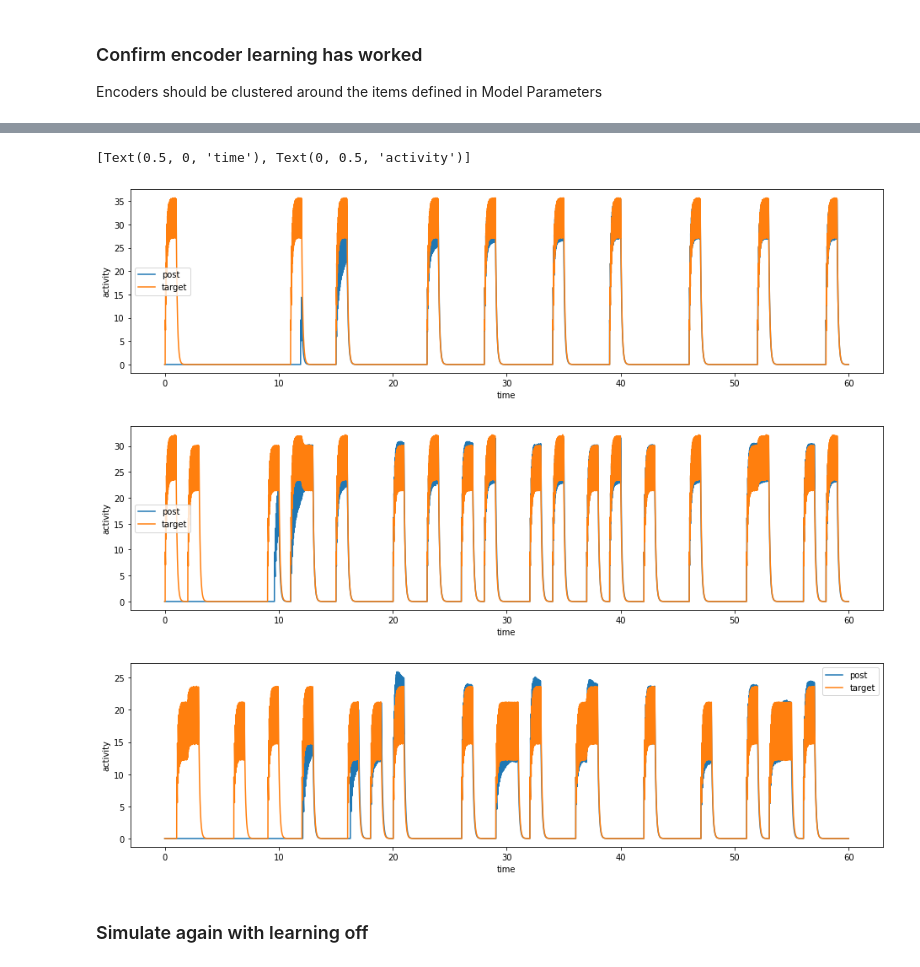
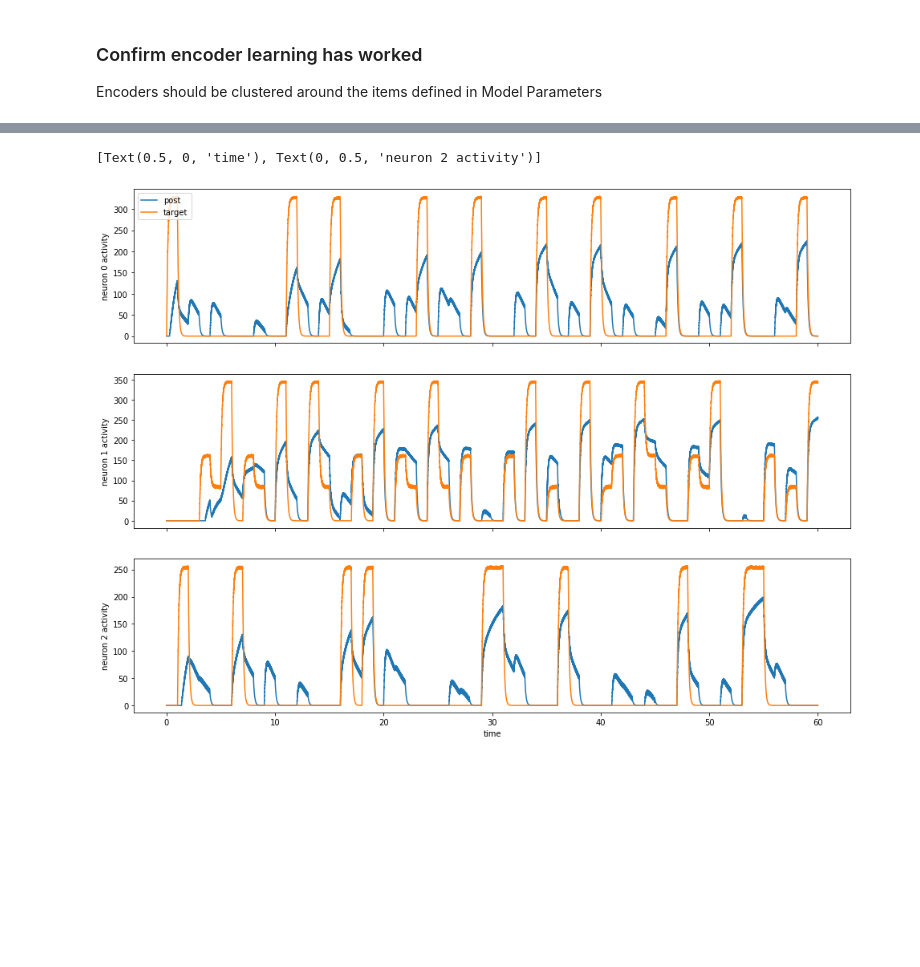
Before and after one commit to psipeter/online-sparsity, a Jupyter notebook: online_sparsity.ipynb, the cells around one changed output, grey strips where cells are left out. Saved outputs shown, nothing was run; the diff lists cells and outputs as text; code cells hidden in the pictures; blank space fills up the shorter version.

```diff
--- a/online_sparsity.ipynb
+++ b/online_sparsity.ipynb
@@ -28,5 +28,5 @@ items = nengolib.stats.ScatteredHypersphere(surface=True).sample(n_items, d, rng
 intercept_mean = (np.dot(items, items.T) - np.eye(n_items)).flatten().max()
 intercept_std = 1e-1
 intercepts = rng.normal(intercept_mean, intercept_std, n_neurons)
-max_rates = nengo.dists.Uniform(20, 40)
+max_rates = nengo.dists.Uniform(200, 400)
 # %% [markdown]
@@ -143,37 +138,36 @@ ax.set(xlabel='time', ylabel='neuron')
 # %%
 class CustomLearningNode(nengo.Node):
-    def __init__(self, pre, post, target, d_pre, learning_rate, exc=False, inh=False, seed=0):
+    def __init__(self, pre, post, target, d_pre, learning_rate, exc=False, inh=False):
         self.pre = pre
         self.post = post
         self.target = target
         self.size_in = pre.n_neurons + post.n_neurons + target.n_neurons
         self.size_out = post.n_neurons
         self.d_pre = d_pre
+        # 'encoders' is a connection-specific matrix used to compute weights; shape (Npre, Npost, d)
         self.e_post = np.zeros((pre.n_neurons, post.n_neurons, d_pre.shape[1]))
         self.weights = np.zeros((pre.n_neurons, post.n_neurons))
         self.learning_rate = learning_rate
         self.exc = exc
         self.inh = inh
-        self.rng = np.random.RandomState(seed=seed)
         assert self.exc==False or self.inh==False, "Can't force excitatory and inhibitory weights"
         super().__init__(self.step, size_in=self.size_in, size_out=self.size_out)
 
     def step(self, t, x, update_every=10, dt=1e-3, dAmin=1e0):
-        a_pre = x[:self.pre.n_neurons]
+        a_pre = x[:self.pre.n_neurons]  # divide inputs to node into corresponding activities
         a_post = x[self.pre.n_neurons: self.pre.n_neurons+self.post.n_neurons]
         a_target = x[self.pre.n_neurons+self.post.n_neurons:]
-        if int(t/dt) % update_every == 0: # only update every t_step
+        if int(t/dt) % update_every == 0: # only update periodically (expensive computation)
             for post in range(self.post.n_neurons):
                 dA = a_target[post] - a_post[post]
-                if np.abs(dA)<dAmin:
-                    continue
+                if np.abs(dA)<dAmin: continue  # skip update if post activity is close to target activity
                 for pre in range(self.pre.n_neurons):
-                    for dim in range(self.d_pre.shape[1]):
-                        sign = 1.0 if self.d_pre[pre, dim] >= 0 else -1.0
-                        dE = sign * self.learning_rate * a_pre[pre]
-                        self.e_post[pre, post, dim] = self.e_post[pre, post, dim] + dA * dE
-                    w = np.dot(self.d_pre[pre], self.e_post[pre, post])
-                    if self.exc and w < 0: w = 0
-                    if self.inh and w > 0: w = 0
-                    self.weights[pre, post] = w
-        return np.dot(self.weights.T, a_pre)
+                    for dim in range(self.d_pre.shape[1]): # each dimension of the 'encoder' is updated separately
+                        sign = 1.0 if self.d_pre[pre, dim] >= 0 else -1.0 # sign ensures weight change is in the correct direction
+                        dE = sign * self.learning_rate * a_pre[pre] # delta for that entry in the encoder matrix
+                        self.e_post[pre, post, dim] += dA * dE
+                    w = np.dot(self.d_pre[pre], self.e_post[pre, post]) # update corresponding entry in weight matrix
+                    if self.exc and w < 0: w = 0 # enforce excitatory weights
+                    if self.inh and w > 0: w = 0 # enforce inhibitory weights
+                    self.weights[pre, post] = w # update weight matrix
+        return np.dot(self.weights.T, a_pre)  # transmit weighted activity from pre to post
@@ -262,19 +207,15 @@ with nengo.Simulator(network, dt=dt) as sim:
 # %%
-fig, (ax, ax2, ax3) = plt.subplots(figsize=((16, 12)), sharex=True)
+fig, (ax, ax2, ax3) = plt.subplots(nrows=3, ncols=1, figsize=((16, 12)), sharex=True)
 ax.plot(sim.trange(), smooth.filt(sim.data[p_post], dt=dt)[:,0], label='post')
 ax.plot(sim.trange(), smooth.filt(sim.data[p_target], dt=dt)[:,0], label='target')
 ax2.plot(sim.trange(), smooth.filt(sim.data[p_post], dt=dt)[:,1], label='post')
 ax2.plot(sim.trange(), smooth.filt(sim.data[p_target], dt=dt)[:,1], label='target')
 ax3.plot(sim.trange(), smooth.filt(sim.data[p_post], dt=dt)[:,2], label='post')
 ax3.plot(sim.trange(), smooth.filt(sim.data[p_target], dt=dt)[:,2], label='target')
-ax.legend()
-ax.set(xlabel='time')
-ax2.set(xlabel='time')
-ax3.set(xlabel='time', ylabel='activity')
+ax.legend(loc='upper left')
+ax.set(ylabel='neuron 0 activity')
+ax2.set(ylabel='neuron 1 activity')
+ax3.set(xlabel='time', ylabel='neuron 2 activity')
 # %% [output]
-[Text(0.5, 0, 'time'), Text(0, 0.5, 'activity')]
+[Text(0.5, 0, 'time'), Text(0, 0.5, 'neuron 2 activity')]
-[figure, old version]
+[figure, new version]
-[figure, removed]
-[figure, removed]
-# %% [markdown]
-### Simulate again with learning off
```
Also changed, not shown: parts of 30 cells of this notebook.
